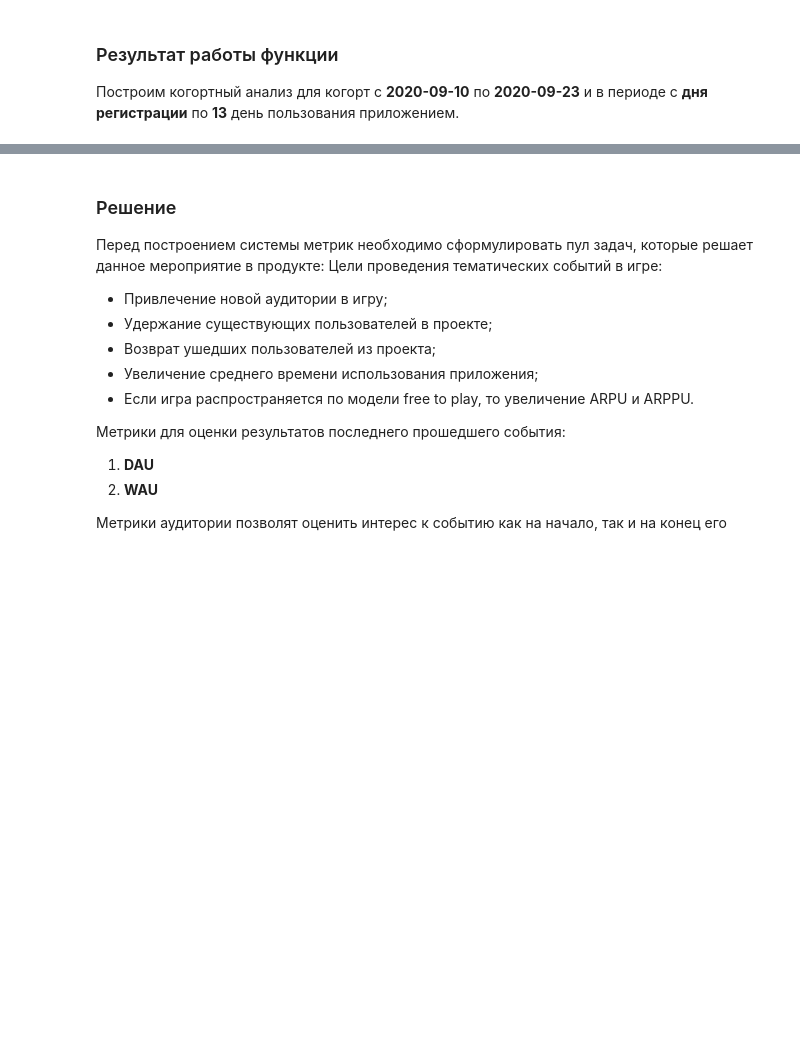
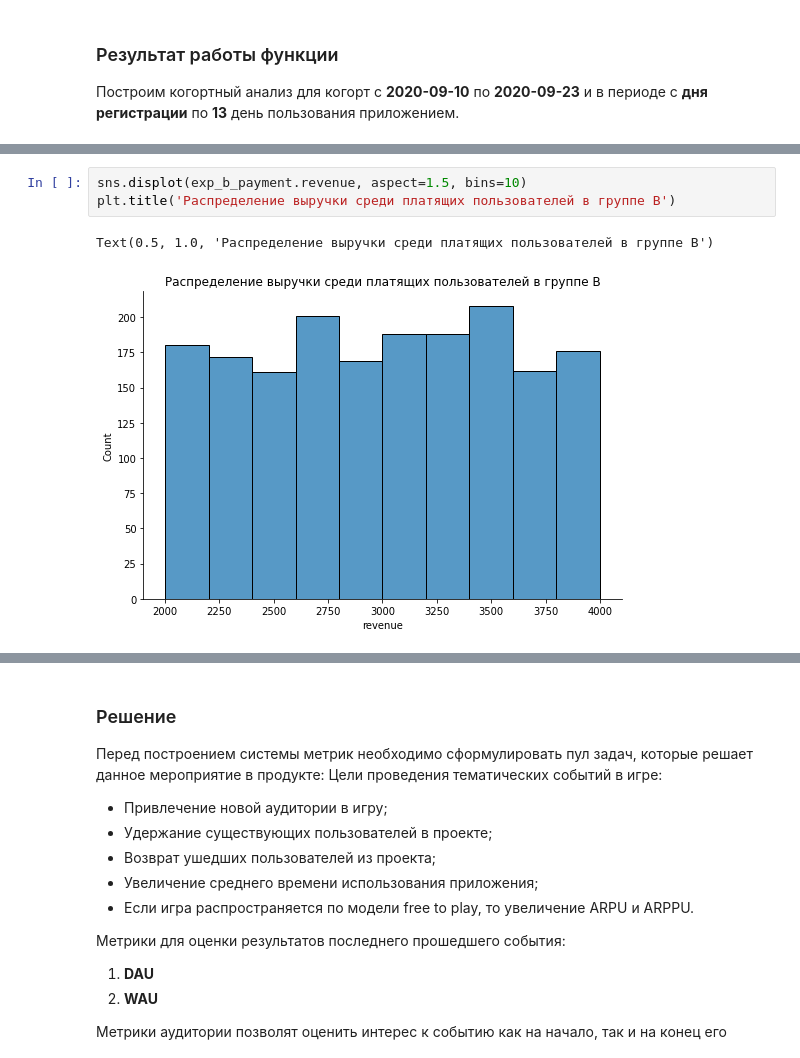
Before and after one commit to denis-abrashkin/abrashkin_analytics, a Jupyter notebook: gamedev_product_analysis.ipynb, the cells around one changed output, grey strips where cells are left out. Drawn from its saved outputs; the diff is of its cells as text; blank space fills up the shorter version.

```diff
--- a/gamedev_product_analysis.ipynb
+++ b/gamedev_product_analysis.ipynb
@@ -172,0 +270,6 @@ User retention by cohort
+# %%
+sns.displot(exp_b_payment.revenue, aspect=1.5, bins=10)
+plt.title('Распределение выручки среди платящих пользователей в группе B')
+# %% [output]
+Text(0.5, 1.0, 'Распределение выручки среди платящих пользователей в группе B')
+[figure, added]
```
Also changed, not shown: parts of 52 cells of this notebook.
